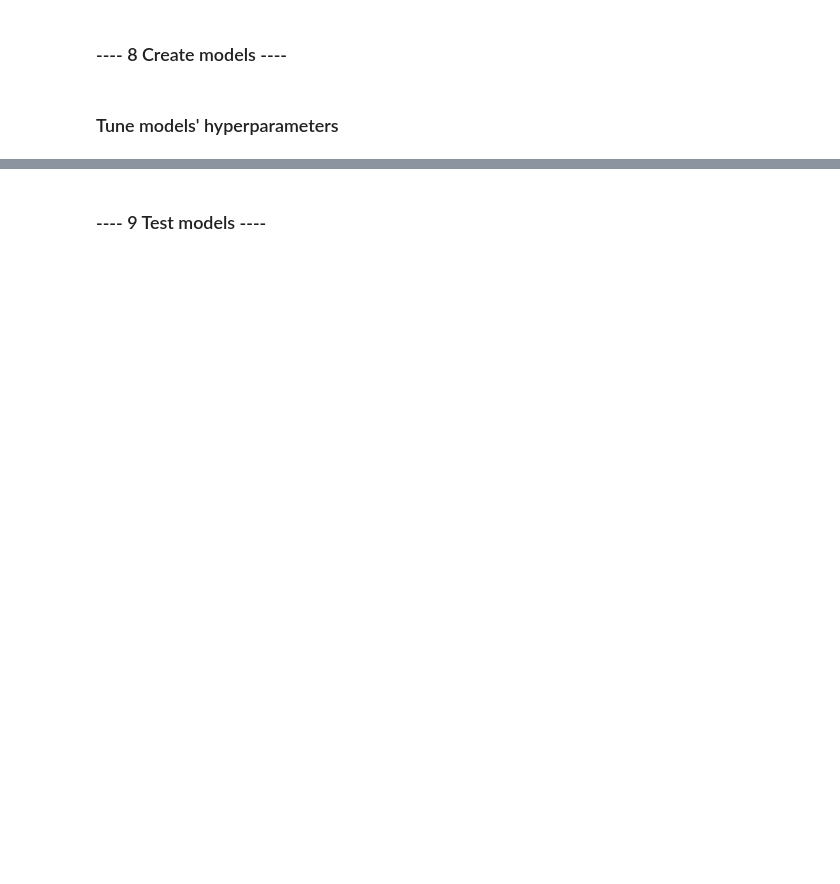
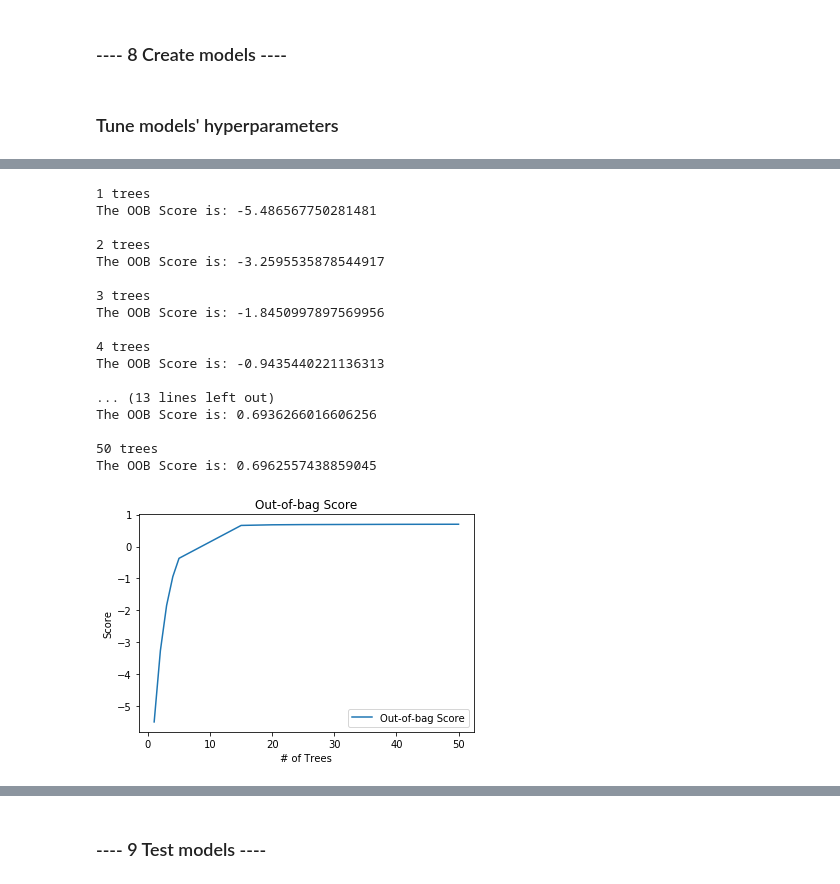
Before and after one commit to HieuNguyen258/Are-we-overpaying-our-employees-, a Jupyter notebook: Salary Prediction Project.ipynb, the cells around one changed output, grey strips where cells are left out. Saved outputs shown, nothing was run; the diff lists cells and outputs as text; code cells hidden in the pictures; blank space fills up the shorter version.

```diff
--- a/Salary Prediction Project.ipynb
+++ b/Salary Prediction Project.ipynb
@@ -612,0 +622,38 @@ models.extend([lr, rf, gbm])
+# %%
+oob_scores = []
+n_estimator_options = [1, 2, 3, 4, 5, 15, 20, 25, 40, 50]
+
+for trees in n_estimator_options:
+    model = RandomForestRegressor(n_estimators = trees, oob_score=True, n_jobs=-1, random_state=44)
+    model.fit(train_cleaned_features, train_cleaned_target)
+    print(trees, 'trees')
+    oob = model.oob_score_
+    print('The OOB Score is: ' + str(model.oob_score_))
+    oob_scores.append(oob)
+    print (" ")
+
+plt.plot(n_estimator_options, oob_scores, label='Out-of-bag Score')
+plt.xlabel('# of Trees')
+plt.ylabel('Score')
+plt.title('Out-of-bag Score')
+plt.legend(loc="lower right")
+plt.show()
+# %% [output]
+1 trees
+The OOB Score is: -5.486567750281481
+
+2 trees
+The OOB Score is: -3.2595535878544917
+
+3 trees
+The OOB Score is: -1.8450997897569956
+
+4 trees
+The OOB Score is: -0.9435440221136313
+
+... (13 lines left out)
+The OOB Score is: 0.6936266016606256
+
+50 trees
+The OOB Score is: 0.6962557438859045
+[figure, added]
```
Also changed, not shown: parts of 16 cells of this notebook.
